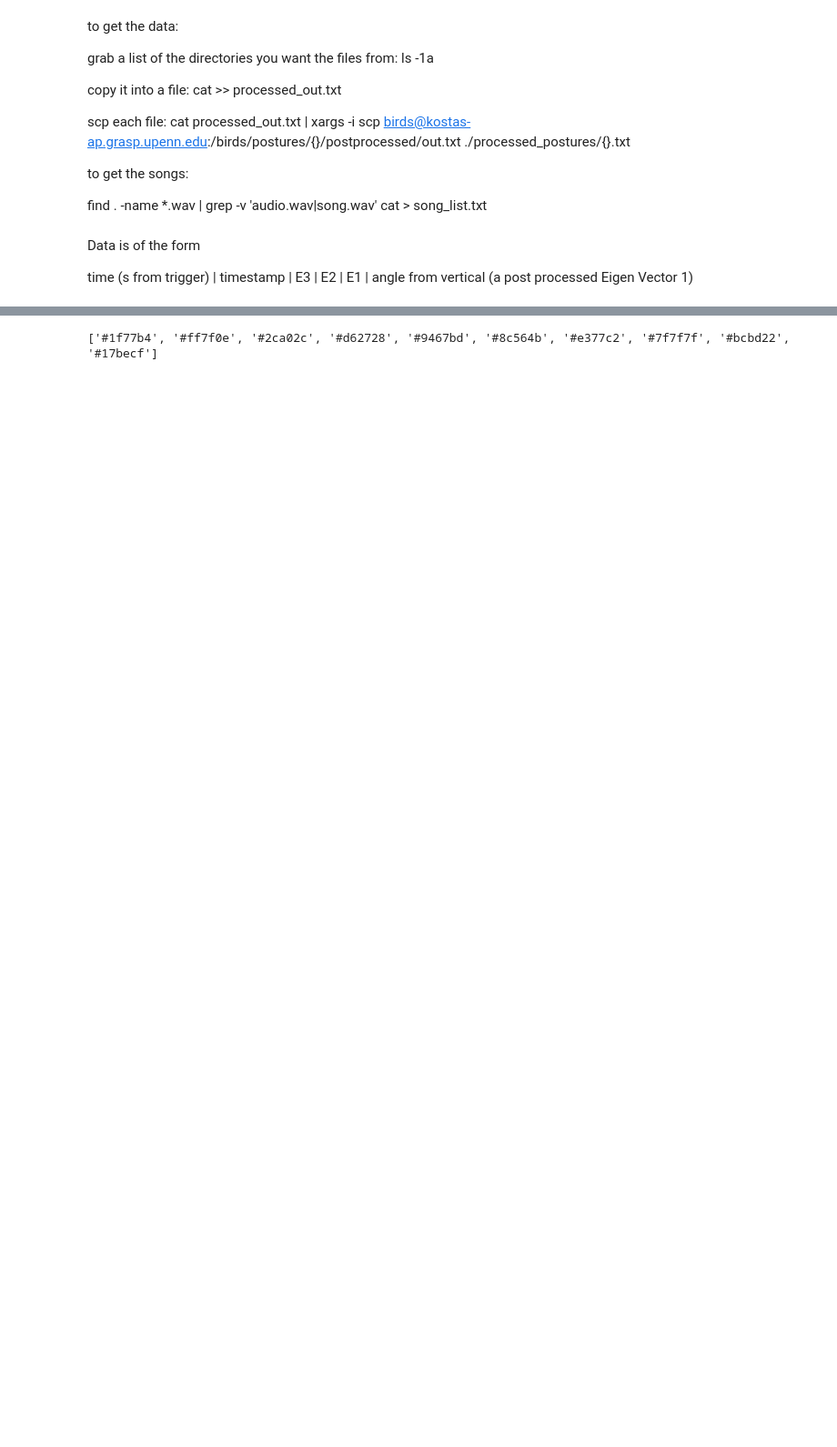
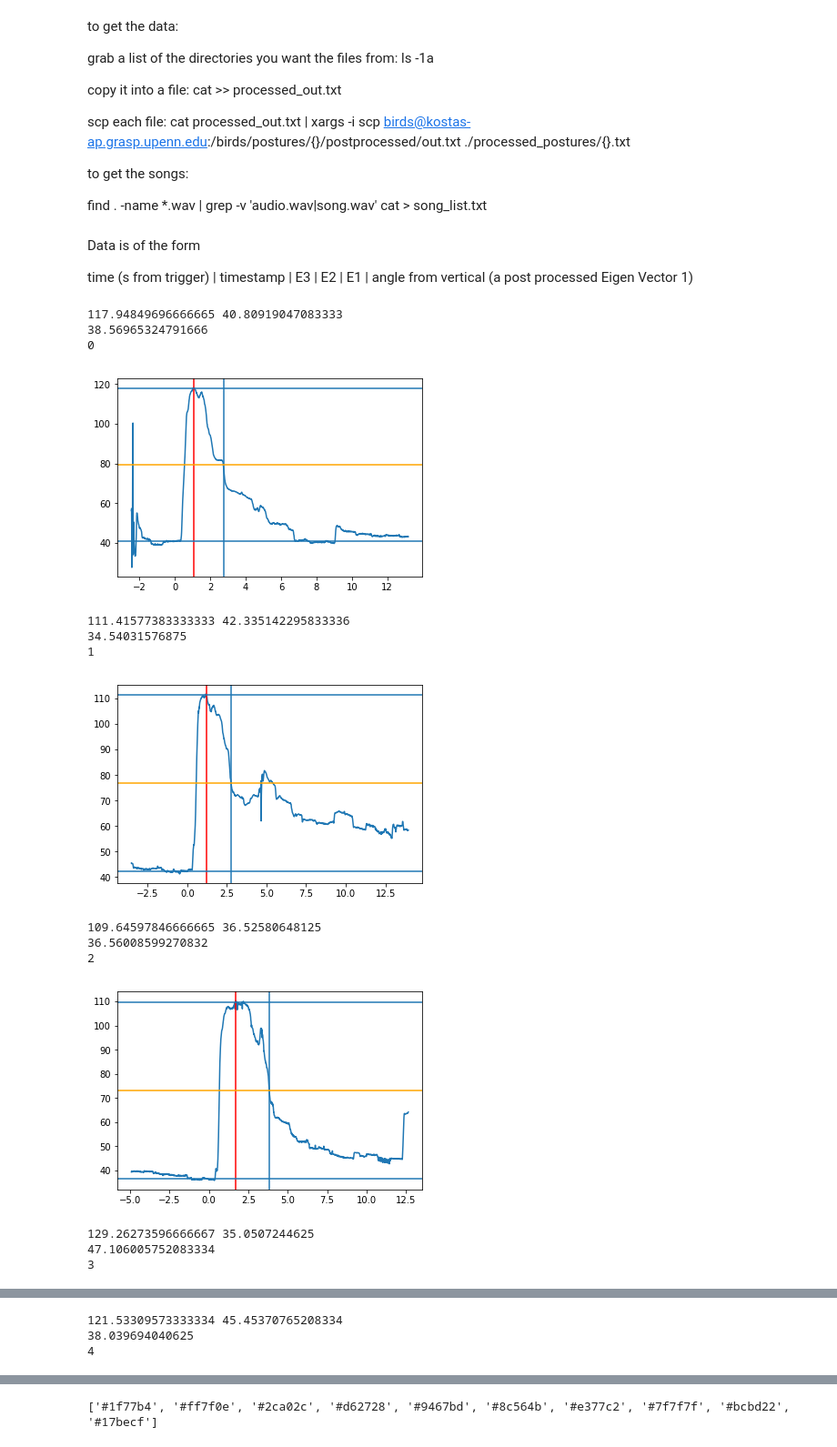
Before and after one commit to aperkes/PostureAnalysis, a Jupyter notebook: ManuscriptAnalysis.ipynb, the cells around one changed output, grey strips where cells are left out. Shown at 91% size. Cells and saved outputs as stored; diff of their text form; code cells hidden in the pictures; blank space fills up the shorter version.

```diff
--- a/ManuscriptAnalysis.ipynb
+++ b/ManuscriptAnalysis.ipynb
@@ -119,6 +119,7 @@ class Sequence:
         refraction_range = self.smooth_data[self.ts > self.ts[self.peak_angle_index]]
 
         half_peak = self.peak_angle - (self.peak_angle - self.baseline) / 2
+        self.half_peak = half_peak
         #half_peak = PEAK_P - (PEAK_P - BASELINE_P) / 2
         refraction_index_fake = np.argmax(refraction_range < half_peak)
         self.refraction_value = refraction_range[refraction_index_fake]
@@ -272,34 +273,59 @@ def find_nearest(array, value):
     array = np.asarray(array)
     idx = (np.abs(array - value)).argmin()
     return array[idx], idx
 
 ## List of all the sequences (minus the ones with 'm' in the name for now)
 seqs = []
 for seq_file in os.listdir(data_dir):
     if '2018' in seq_file:
         #print(seq)
         file_path = data_dir + seq_file
         seq_name = seq_file.split('.')[0]
         seq_data = np.genfromtxt(file_path)
         song_name = songDict[seq_name]
         Seq = Sequence(seq_data,seq_name,song_name)
         #print(Seq.song_name)
         if 'm' in Seq.song_name:
             #print(Seq.song_name)
+            seqs.append(Seq)
             pass
         else:
             seqs.append(Seq)
 
-if False:
+if True:
+    count = 0
     for seq in seqs:
         plt.cla()
-        seq.plot_angle(stretch=True)
+        seq.plot_angle(stretch=False)
         #seq.plot_lines(stretch=True)
 
         #plt.plot(seq.ts[:-1],seq.vel_smooth)
         #plt.axvline(seq.t_peak_vel,color='r')
         #plt.axvline(seq.t_latency)
         #plt.axvline(seq.t_stable_vel,color='g')
-
-
+        plt.axvline(seq.t_refraction)
+        plt.axvline(seq.t_peak,color='r')
+        plt.axhline(seq.baseline)
+        plt.axhline(seq.peak_angle)
+        plt.axhline(seq.half_peak,color='orange')
+        print(seq.peak_angle,seq.baseline)
+        print((seq.peak_angle-seq.baseline)/2)
+        print(count)
+        count +=1
         plt.show()
+# %% [output]
+117.94849696666665 40.80919047083333
+38.56965324791666
+0
+[figure, added]
+111.41577383333333 42.335142295833336
+34.54031576875
+1
+[figure, added]
+109.64597846666665 36.52580648125
+36.56008599270832
+2
+[figure, added]
+129.26273596666667 35.0507244625
+47.106005752083334
+3
@@ -305,0 +333,3 @@ if False:
+121.53309573333334 45.45370765208334
+38.039694040625
+4
```
Also changed, not shown: parts of 4 cells of this notebook, 8 other files.
